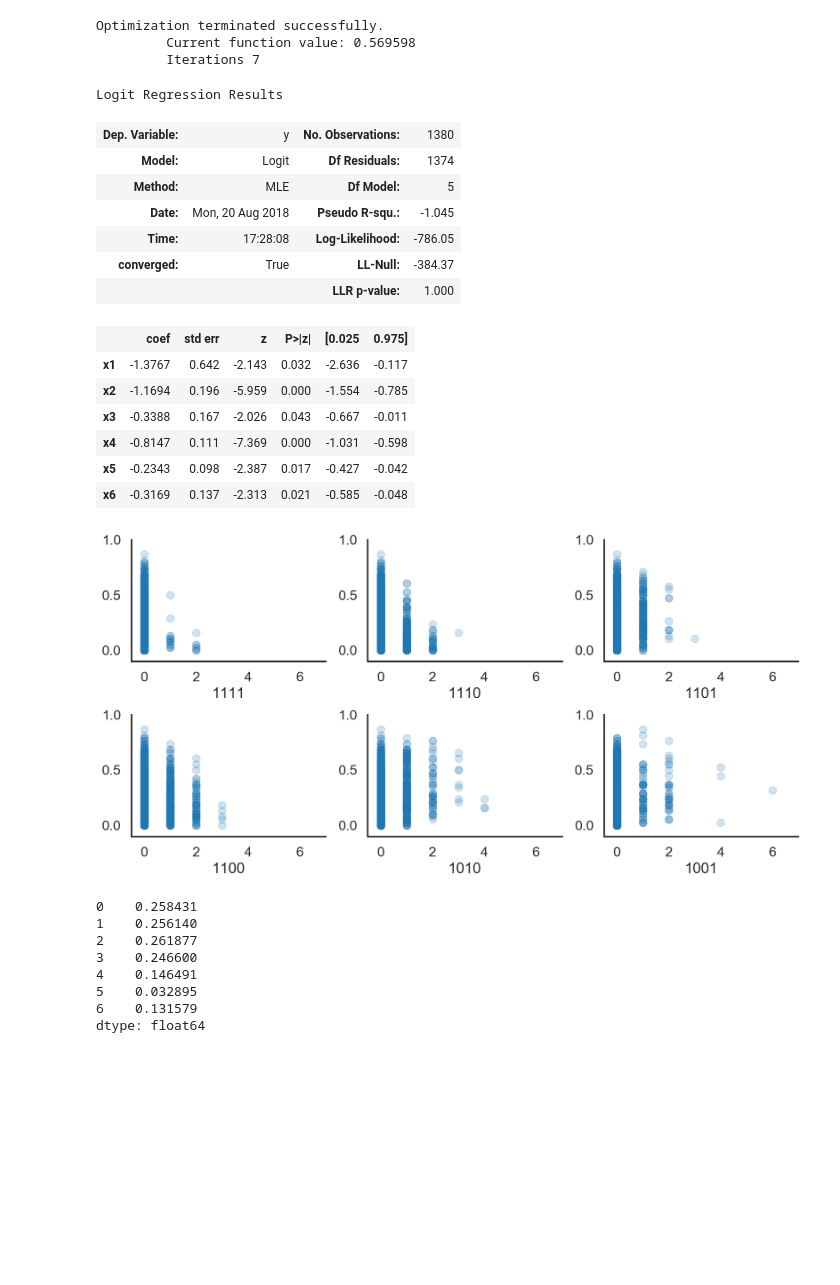
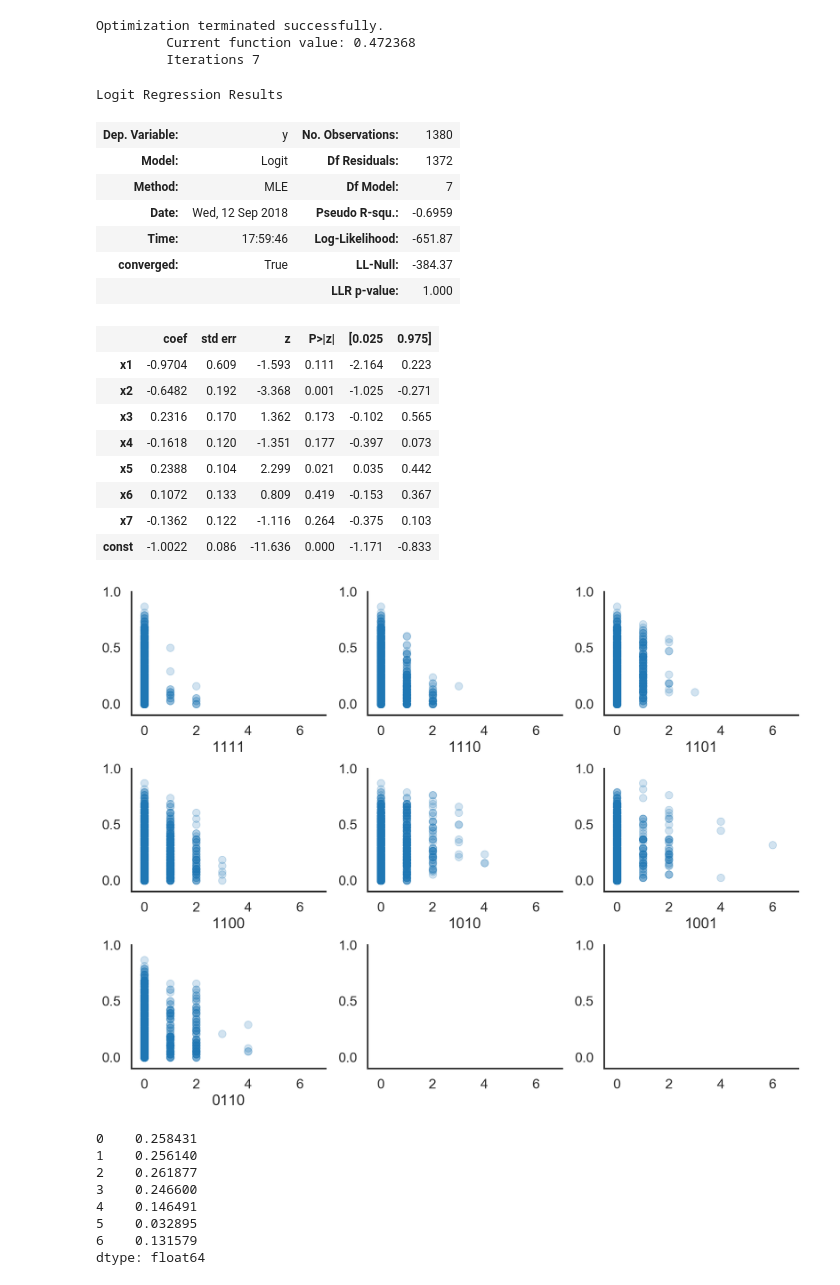
Before and after one commit to galbiati/mnk-cleaning-analysis, a Jupyter notebook: src/4 Feature Detection.ipynb, the cells around one changed output. Drawn from its saved outputs; the diff is of its cells as text; code cells hidden in the pictures; blank space fills up the shorter version.

```diff
--- a/src/4 Feature Detection.ipynb
+++ b/src/4 Feature Detection.ipynb
@@ -132,9 +41,0 @@ def filter_by_occupied(row, targ):
-# %%
-# error_df = pd.DataFrame(tidy.apply(count_all_errors, axis=1).tolist())
-sum_df = pd.concat([board_set, feature_count_df], axis=1)
-sum_df = sum_df.loc[pd.notnull(sum_df['ebl2'])]
-
-sum_df['filtered_ebl'] = sum_df.apply(lambda row: filter_by_occupied(row, 'ebl2'), axis=1)
-for f in ['1111', '1110', '1101', '1100', '1010', '1001']:
-    sum_df['filtered_{}b'.format(f)] = sum_df.apply(lambda row: filter_by_occupied(row, '{}b'.format(f)), axis=1)
-    sum_df['filtered_{}w'.format(f)] = sum_df.apply(lambda row: filter_by_occupied(row, '{}w'.format(f)), axis=1)
@@ -148,15 +124,17 @@ for f in ['1111', '1110', '1101', '1100', '1010', '1001']:
 
 # x = np.stack(x).T
 # print(x.shape)
-feature_list = ['1111', '1110', '1101', '1100', '1010', '1001']
+feature_list = ['1111', '1110', '1101', '1100', '1010', '1001', '0110']
 x = []
 for f in feature_list:
     xb = [loc_val for board in sum_df['filtered_{}b'.format(f)] for loc_val in board]
     xw = [loc_val for board in sum_df['filtered_{}w'.format(f)] for loc_val in board]
+
     x_ = np.stack(xb) + np.stack(xw)
 
     x.append(x_)
 
+x.append(np.ones_like(x_))
 x = np.stack(x).T
 y = np.stack([loc_val for board in sum_df['filtered_ebl'] for loc_val in board])
 
@@ -165,58 +143,68 @@ result = model.fit()
 result.summary()
 # %% [output]
 Optimization terminated successfully.
-         Current function value: 0.569598
+         Current function value: 0.472368
          Iterations 7
 Logit Regression Results
 | Dep. Variable: | y | No. Observations: | 1380 |
-| Model: | Logit | Df Residuals: | 1374 |
-| Method: | MLE | Df Model: | 5 |
-| Date: | Mon, 20 Aug 2018 | Pseudo R-squ.: | -1.045 |
-| Time: | 17:28:08 | Log-Likelihood: | -786.05 |
+| Model: | Logit | Df Residuals: | 1372 |
+| Method: | MLE | Df Model: | 7 |
+| Date: | Wed, 12 Sep 2018 | Pseudo R-squ.: | -0.6959 |
+| Time: | 17:59:46 | Log-Likelihood: | -651.87 |
 | converged: | True | LL-Null: | -384.37 |
 |  |  | LLR p-value: | 1.000 |
 |  | coef | std err | z | P>|z| | [0.025 | 0.975] |
-| x1 | -1.3767 | 0.642 | -2.143 | 0.032 | -2.636 | -0.117 |
-| x2 | -1.1694 | 0.196 | -5.959 | 0.000 | -1.554 | -0.785 |
-| x3 | -0.3388 | 0.167 | -2.026 | 0.043 | -0.667 | -0.011 |
-| x4 | -0.8147 | 0.111 | -7.369 | 0.000 | -1.031 | -0.598 |
-| x5 | -0.2343 | 0.098 | -2.387 | 0.017 | -0.427 | -0.042 |
-| x6 | -0.3169 | 0.137 | -2.313 | 0.021 | -0.585 | -0.048 |
+| x1 | -0.9704 | 0.609 | -1.593 | 0.111 | -2.164 | 0.223 |
+| x2 | -0.6482 | 0.192 | -3.368 | 0.001 | -1.025 | -0.271 |
+| x3 | 0.2316 | 0.170 | 1.362 | 0.173 | -0.102 | 0.565 |
+| x4 | -0.1618 | 0.120 | -1.351 | 0.177 | -0.397 | 0.073 |
+| x5 | 0.2388 | 0.104 | 2.299 | 0.021 | 0.035 | 0.442 |
+| x6 | 0.1072 | 0.133 | 0.809 | 0.419 | -0.153 | 0.367 |
+| x7 | -0.1362 | 0.122 | -1.116 | 0.264 | -0.375 | 0.103 |
+| const | -1.0022 | 0.086 | -11.636 | 0.000 | -1.171 | -0.833 |
+# %%
+feature_list = ['1111', '1110', '1101', '1100', '1010', '1001', '0110']
+# plot x axis is features, yaxis bar coefficient with SEM errorbar
 # %%
-fig, axes = plt.subplots(2, 3, figsize=(12, 6), dpi=150)
+fig, axes = plt.subplots(3, 3, figsize=(12, 9), dpi=150)
 
-for i in range(2):
+for i in range(3):
     for j in range(3):
-        ax = axes[i, j]
-        ax.plot(x[:, 3*i + j], y, marker='o', linestyle='none', alpha=.2)
+        if i * 3 + j < len(feature_list):
+            try:
+                ax = axes[i, j]
+                ax.plot(x[:, 3*i + j], y, marker='o', linestyle='none', alpha=.2)
 
-        plt.setp(
-            ax,
-            xlabel=feature_list[3*i + j]
-        )
+                plt.setp(
+                    ax,
+                    xlabel=feature_list[3*i + j]
+                )
+
+            except IndexError:
+                break
 
 # model_curve_x = np.arange(-3, 3, .1)[:, np.newaxis]
 # model_curve_y = result.model.predict(result.params, model_curve_x)
 
 # ax.plot(model_curve_x, model_curve_y)
 
 # ax = axes[1]
 # ax.plot(x[:, 1], y, marker='o', linestyle='none', alpha=.2)
 
 # ax = axes[2]
 # ax.plot(x[:, 2], y, marker='o', linestyle='none', alpha=.2)
 
 plt.setp(
     axes,
     xlim=[-.5, 7],
     ylim=[-.1, 1]
 
 )
 
 sns.despine()
 fig.tight_layout()
 # %% [output]
-[figure, old version]
+[figure, new version]
 # %%
 def sum_features(row):
 
```
Also changed, not shown: parts of 10 cells of this notebook, 8 other files.
